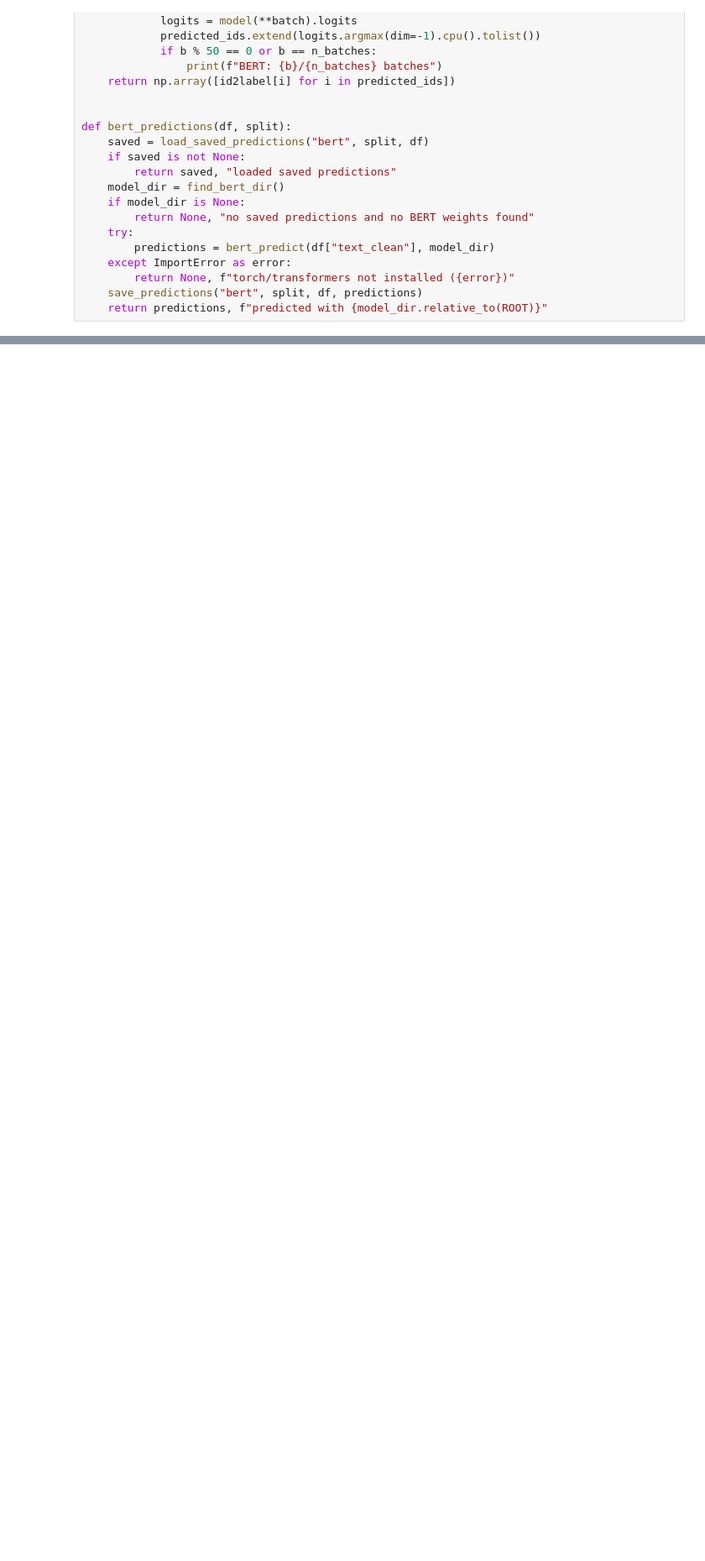
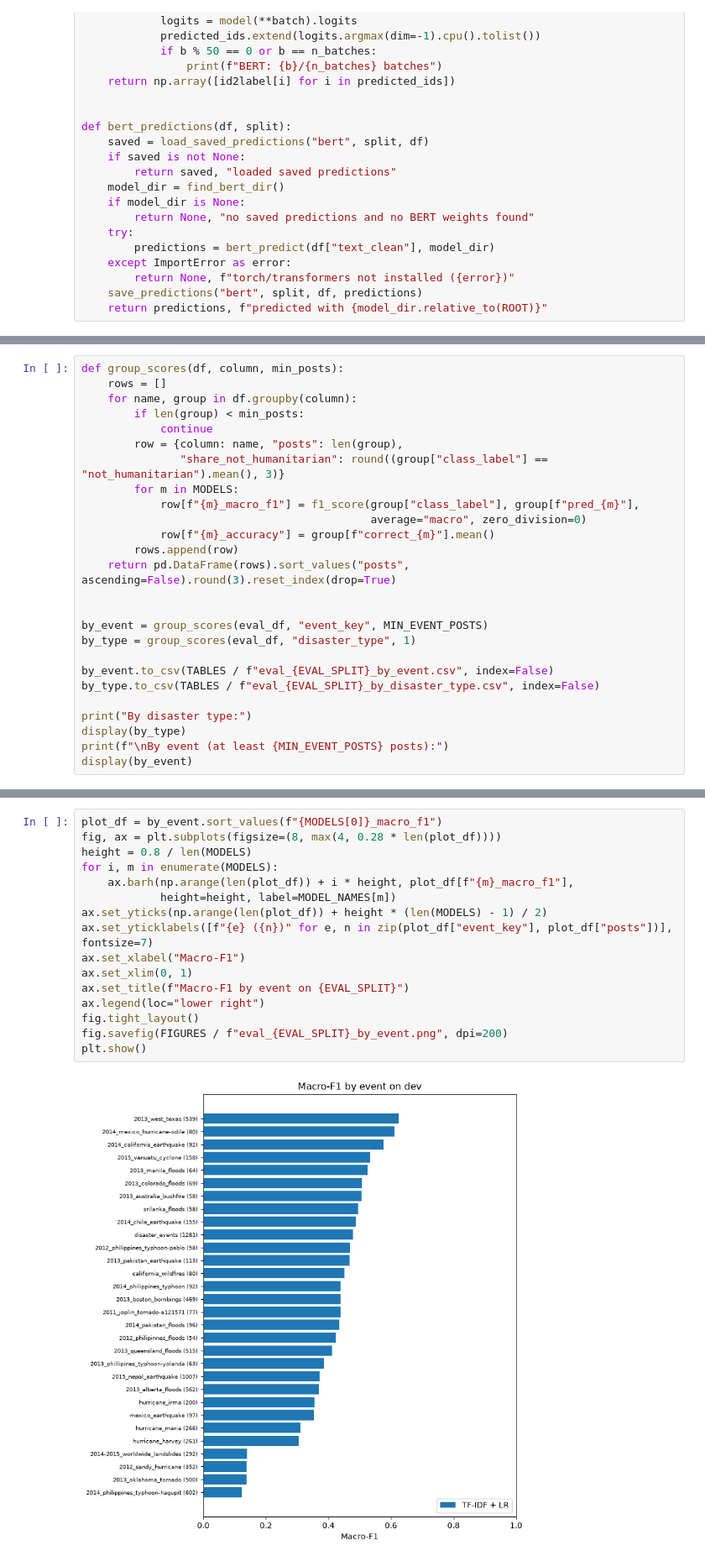
Before and after one commit to britneylu/cs1684-crisis-nlp, a Jupyter notebook: notebooks/03_evaluation.ipynb, the cells around one changed output, grey strips where cells are left out. Shown at 84% size. Drawn from its saved outputs; the diff is of its cells as text; blank space fills up the shorter version.

```diff
--- a/notebooks/03_evaluation.ipynb
+++ b/notebooks/03_evaluation.ipynb
@@ -281,0 +685,26 @@ NameError: name 'warnings' is not defined
+# %%
+def group_scores(df, column, min_posts):
+    rows = []
+    for name, group in df.groupby(column):
+        if len(group) < min_posts:
+            continue
+        row = {column: name, "posts": len(group),
+               "share_not_humanitarian": round((group["class_label"] == "not_humanitarian").mean(), 3)}
+        for m in MODELS:
+            row[f"{m}_macro_f1"] = f1_score(group["class_label"], group[f"pred_{m}"],
+                                            average="macro", zero_division=0)
+            row[f"{m}_accuracy"] = group[f"correct_{m}"].mean()
+        rows.append(row)
+    return pd.DataFrame(rows).sort_values("posts", ascending=False).round(3).reset_index(drop=True)
+
+
+by_event = group_scores(eval_df, "event_key", MIN_EVENT_POSTS)
+by_type = group_scores(eval_df, "disaster_type", 1)
+
+by_event.to_csv(TABLES / f"eval_{EVAL_SPLIT}_by_event.csv", index=False)
+by_type.to_csv(TABLES / f"eval_{EVAL_SPLIT}_by_disaster_type.csv", index=False)
+
+print("By disaster type:")
+display(by_type)
+print(f"\nBy event (at least {MIN_EVENT_POSTS} posts):")
+display(by_event)
@@ -281,0 +740,18 @@ NameError: name 'warnings' is not defined
+# %%
+plot_df = by_event.sort_values(f"{MODELS[0]}_macro_f1")
+fig, ax = plt.subplots(figsize=(8, max(4, 0.28 * len(plot_df))))
+height = 0.8 / len(MODELS)
+for i, m in enumerate(MODELS):
+    ax.barh(np.arange(len(plot_df)) + i * height, plot_df[f"{m}_macro_f1"],
+            height=height, label=MODEL_NAMES[m])
+ax.set_yticks(np.arange(len(plot_df)) + height * (len(MODELS) - 1) / 2)
+ax.set_yticklabels([f"{e} ({n})" for e, n in zip(plot_df["event_key"], plot_df["posts"])], fontsize=7)
+ax.set_xlabel("Macro-F1")
+ax.set_xlim(0, 1)
+ax.set_title(f"Macro-F1 by event on {EVAL_SPLIT}")
+ax.legend(loc="lower right")
+fig.tight_layout()
+fig.savefig(FIGURES / f"eval_{EVAL_SPLIT}_by_event.png", dpi=200)
+plt.show()
+# %% [output]
+[figure, added]
```
Also changed, not shown: parts of 35 cells of this notebook, 16 other files.
